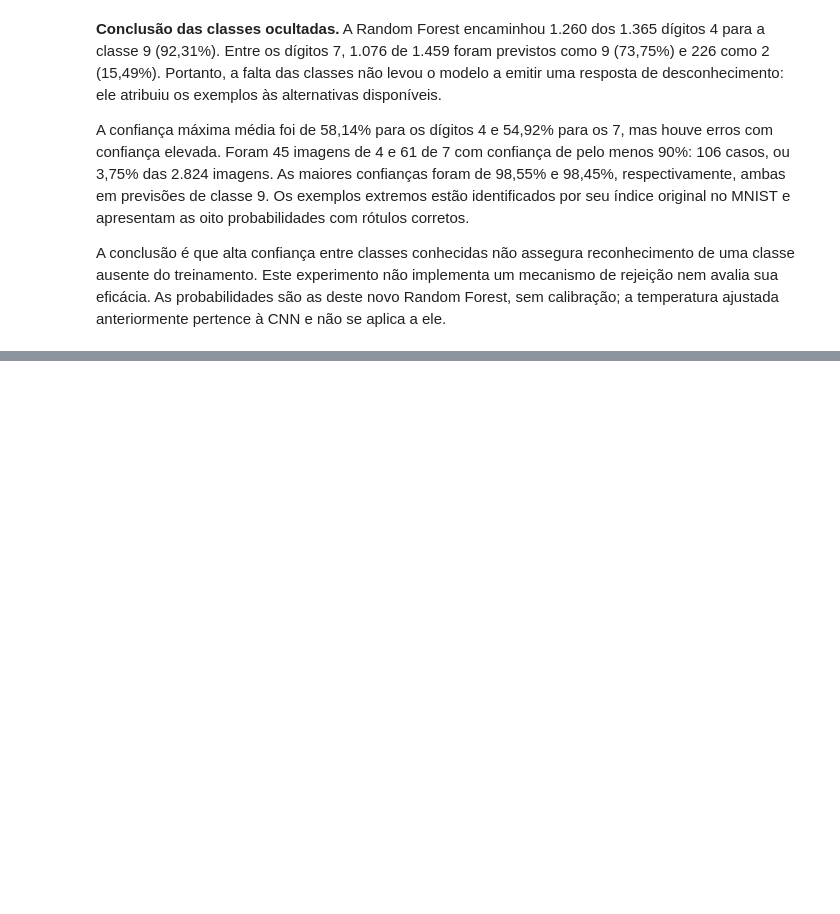
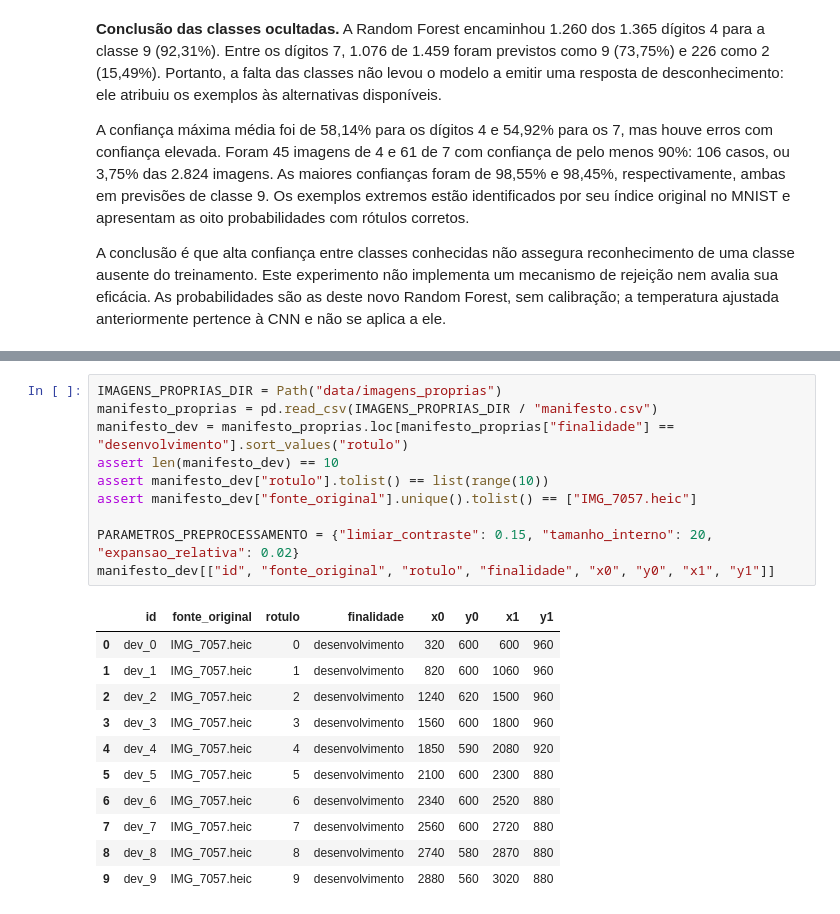
Before and after one commit to Luizhprovin/mnist-digit-classification, a Jupyter notebook: projeto.ipynb, the cells around one changed output, grey strips where cells are left out. Drawn from its saved outputs; the diff is of its cells as text; blank space fills up the shorter version.

```diff
--- a/projeto.ipynb
+++ b/projeto.ipynb
@@ -1302,0 +1321,22 @@ A conclusão é que alta confiança entre classes conhecidas não assegura recon
+# %%
+IMAGENS_PROPRIAS_DIR = Path("data/imagens_proprias")
+manifesto_proprias = pd.read_csv(IMAGENS_PROPRIAS_DIR / "manifesto.csv")
+manifesto_dev = manifesto_proprias.loc[manifesto_proprias["finalidade"] == "desenvolvimento"].sort_values("rotulo")
+assert len(manifesto_dev) == 10
+assert manifesto_dev["rotulo"].tolist() == list(range(10))
+assert manifesto_dev["fonte_original"].unique().tolist() == ["IMG_7057.heic"]
+
+PARAMETROS_PREPROCESSAMENTO = {"limiar_contraste": 0.15, "tamanho_interno": 20, "expansao_relativa": 0.02}
+manifesto_dev[["id", "fonte_original", "rotulo", "finalidade", "x0", "y0", "x1", "y1"]]
+# %% [output]
+|  | id | fonte_original | rotulo | finalidade | x0 | y0 | x1 | y1 |
+| 0 | dev_0 | IMG_7057.heic | 0 | desenvolvimento | 320 | 600 | 600 | 960 |
+| 1 | dev_1 | IMG_7057.heic | 1 | desenvolvimento | 820 | 600 | 1060 | 960 |
+| 2 | dev_2 | IMG_7057.heic | 2 | desenvolvimento | 1240 | 620 | 1500 | 960 |
+| 3 | dev_3 | IMG_7057.heic | 3 | desenvolvimento | 1560 | 600 | 1800 | 960 |
+| 4 | dev_4 | IMG_7057.heic | 4 | desenvolvimento | 1850 | 590 | 2080 | 920 |
+| 5 | dev_5 | IMG_7057.heic | 5 | desenvolvimento | 2100 | 600 | 2300 | 880 |
+| 6 | dev_6 | IMG_7057.heic | 6 | desenvolvimento | 2340 | 600 | 2520 | 880 |
+| 7 | dev_7 | IMG_7057.heic | 7 | desenvolvimento | 2560 | 600 | 2720 | 880 |
+| 8 | dev_8 | IMG_7057.heic | 8 | desenvolvimento | 2740 | 580 | 2870 | 880 |
+| 9 | dev_9 | IMG_7057.heic | 9 | desenvolvimento | 2880 | 560 | 3020 | 880 |
```
Also changed, not shown: parts of 15 cells of this notebook, 10 other files.
